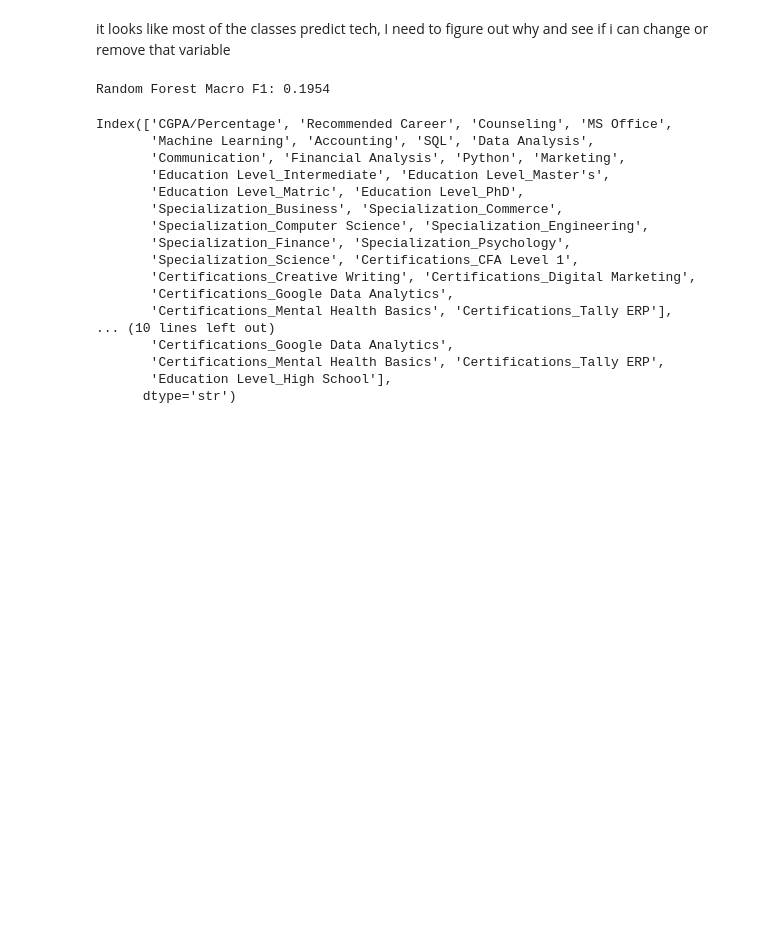
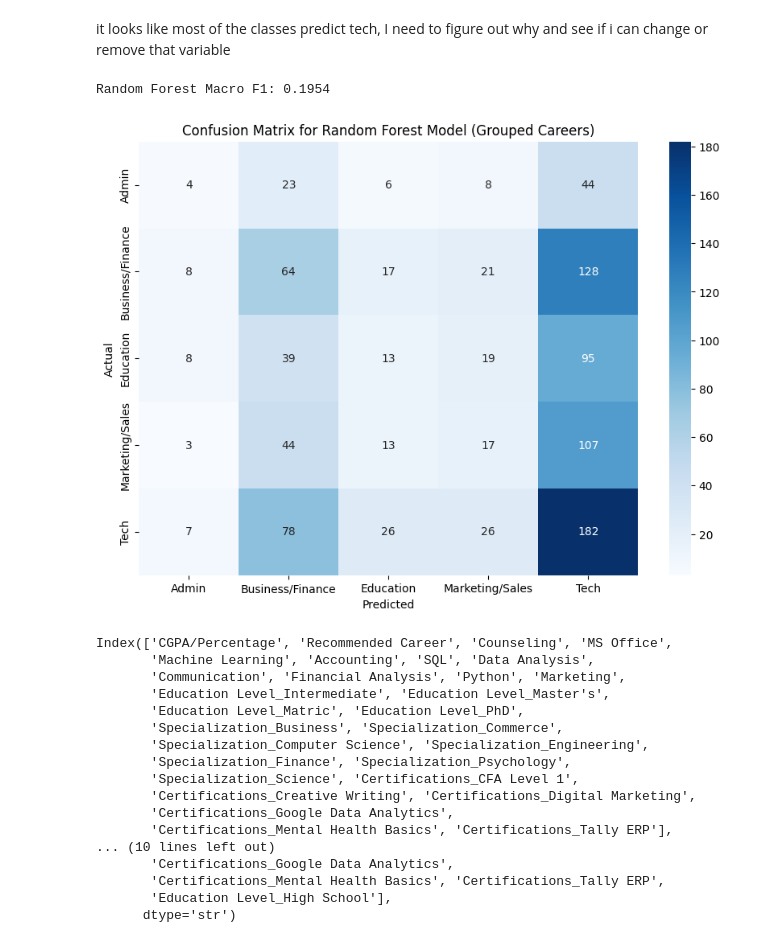
Before and after one commit to Peluhott/405-group3, a Jupyter notebook: stage4/stage4.ipynb, the cells around one changed output. Saved outputs shown, nothing was run; the diff lists cells and outputs as text; code cells hidden in the pictures; blank space fills up the shorter version.

```diff
--- a/stage4/stage4.ipynb
+++ b/stage4/stage4.ipynb
@@ -337,6 +337,12 @@ best_depth, best_score = max(results, key=lambda x: x[1])
 
 print(f"\nBest depth: {best_depth}")
 print(f"Best Macro F1: {best_score:.4f}")
+
+#print the classification report for the best model
+best_dt = DecisionTreeClassifier(max_depth=best_depth, random_state=42) if best_depth != 'No max depth' else DecisionTreeClassifier(random_state=42)
+best_dt.fit(X_train, y_train)
+y_pred = best_dt.predict(X_test)
+print(classification_report(y_test, y_pred, target_names=le.classes_))
 # %% [output]
 Depth 8 → Macro F1: 0.1454
 Depth 9 → Macro F1: 0.1508
@@ -370,14 +387,24 @@ it looks like most of the classes predict tech, I need to figure out why and see
 # %%
 #implement random forest tree with class weight balanced
 rf = RandomForestClassifier(n_estimators=100, random_state=42, class_weight='balanced')
 rf.fit(X_train, y_train)
 y_pred_rf = rf.predict(X_test)
 _, _, macro_f1_rf, _ = precision_recall_fscore_support(
     y_test, y_pred_rf, average='macro', zero_division=0
 )
 print(f"Random Forest Macro F1: {macro_f1_rf:.4f}")
+
+#print confusion matrix for random forest
+cm_rf = confusion_matrix(y_test, y_pred_rf)
+plt.figure(figsize=(10, 7))
+sns.heatmap(cm_rf, annot=True, fmt='d', cmap='Blues', xticklabels=le.classes_, yticklabels=le.classes_)
+plt.xlabel('Predicted')
+plt.ylabel('Actual')
+plt.title('Confusion Matrix for Random Forest Model (Grouped Careers)')
+plt.show()
 # %% [output]
 Random Forest Macro F1: 0.1954
+[figure, added]
 # %%
 #use only education level and specialization to predict recommended career
 print(data.columns)
```
Also changed, not shown: parts of 2 cells of this notebook, 1 other file.
